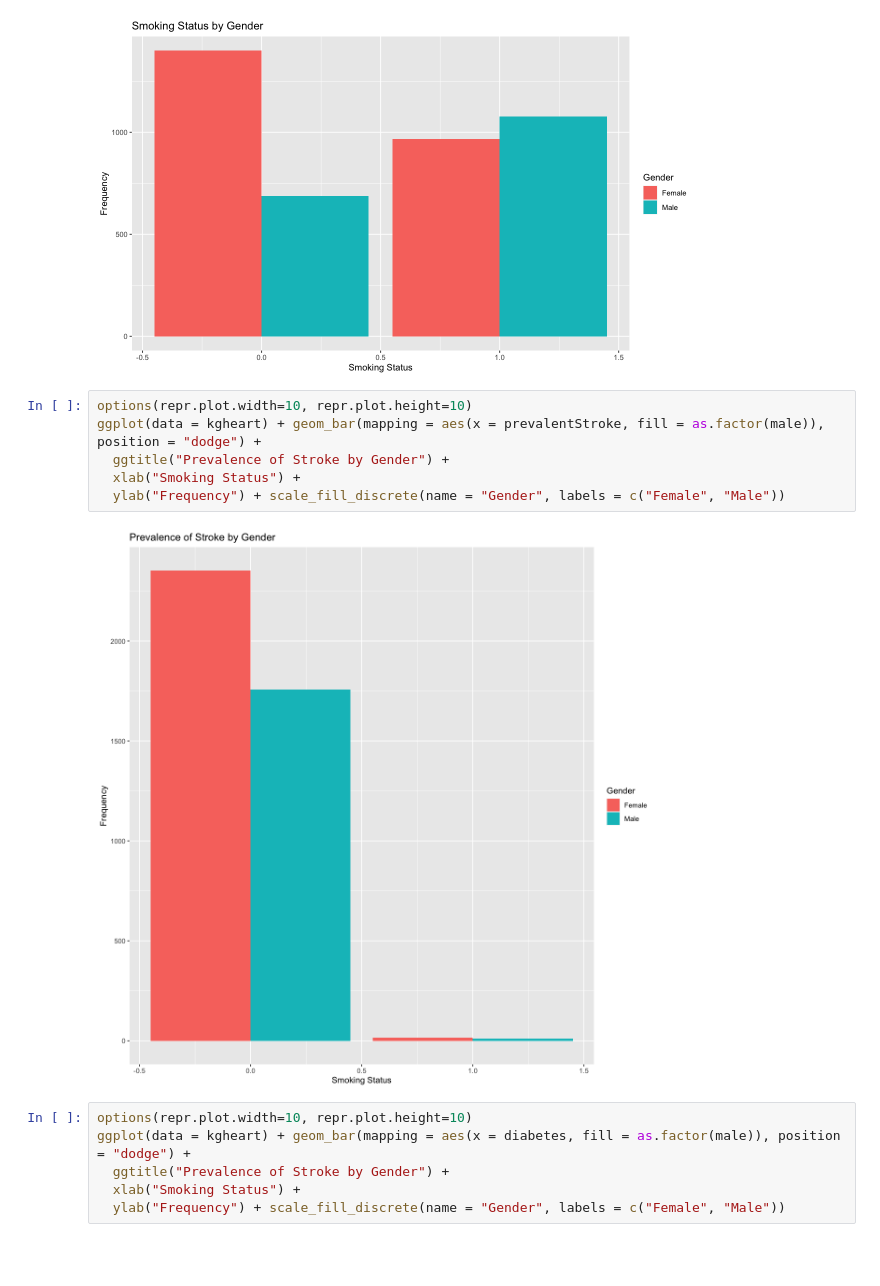
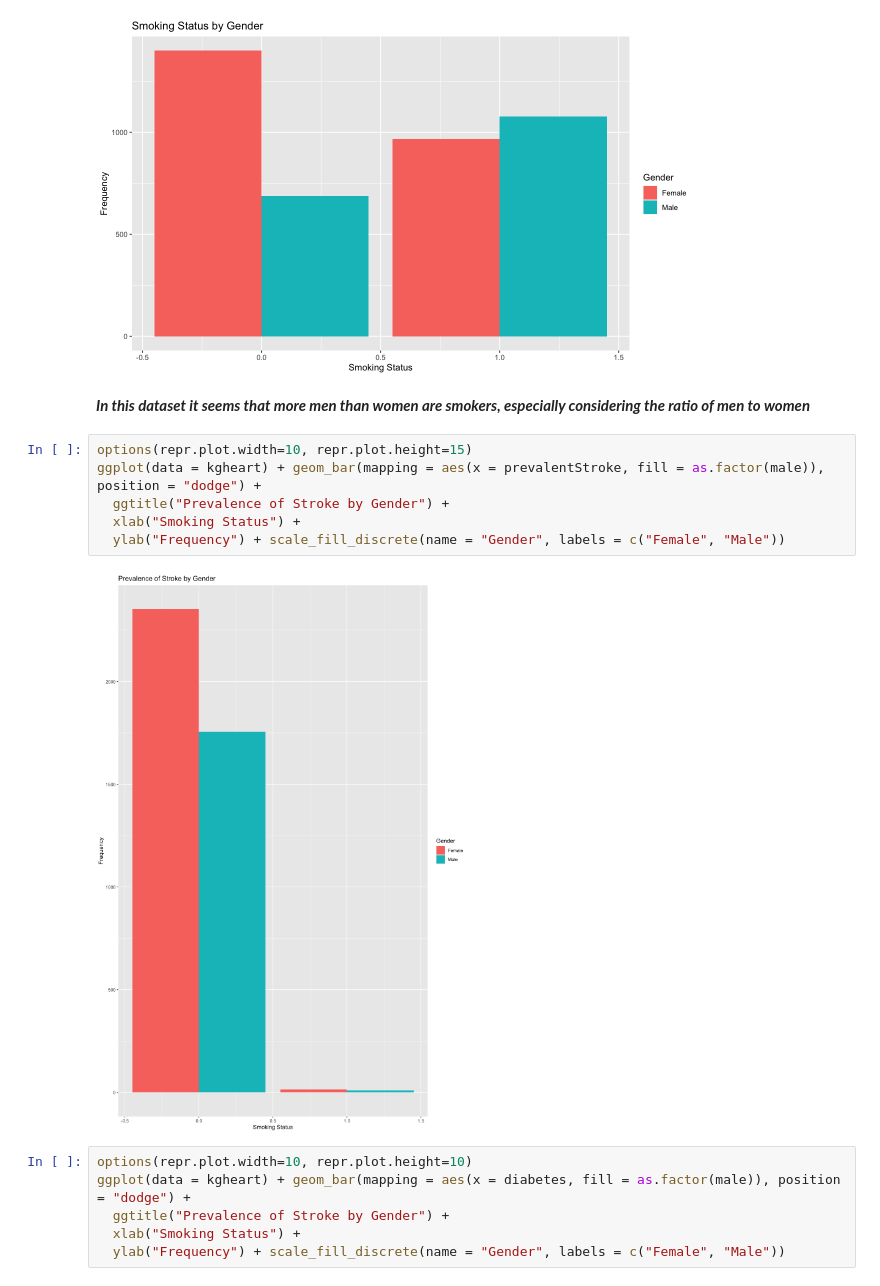
Before and after one commit to sccatalina/FinalProject, a Jupyter notebook: FraminghamK.R.ipynb, the cells around one changed output. Saved outputs shown, nothing was run; the diff lists cells and outputs as text; blank space fills up the shorter version.

```diff
--- a/FraminghamK.R.ipynb
+++ b/FraminghamK.R.ipynb
@@ -156,14 +156,16 @@ ggplot(data = kgheart) + geom_bar(mapping = aes(x = currentSmoker, fill = as.fac
   ylab("Frequency") + scale_fill_discrete(name = "Gender", labels = c("Female", "Male"))
 # %% [output]
 [figure]
+# %% [markdown]
+__*In this dataset it seems that more men than women are smokers, especially considering the ratio of men to women*__
 # %%
-options(repr.plot.width=10, repr.plot.height=10)
+options(repr.plot.width=10, repr.plot.height=15)
 ggplot(data = kgheart) + geom_bar(mapping = aes(x = prevalentStroke, fill = as.factor(male)), position = "dodge") +
   ggtitle("Prevalence of Stroke by Gender") +
   xlab("Smoking Status") +
   ylab("Frequency") + scale_fill_discrete(name = "Gender", labels = c("Female", "Male"))
 # %% [output]
-[figure, old version]
+[figure, new version]
 # %%
 options(repr.plot.width=10, repr.plot.height=10)
 ggplot(data = kgheart) + geom_bar(mapping = aes(x = diabetes, fill = as.factor(male)), position = "dodge") +
```
Also changed, not shown: parts of 6 cells of this notebook.
